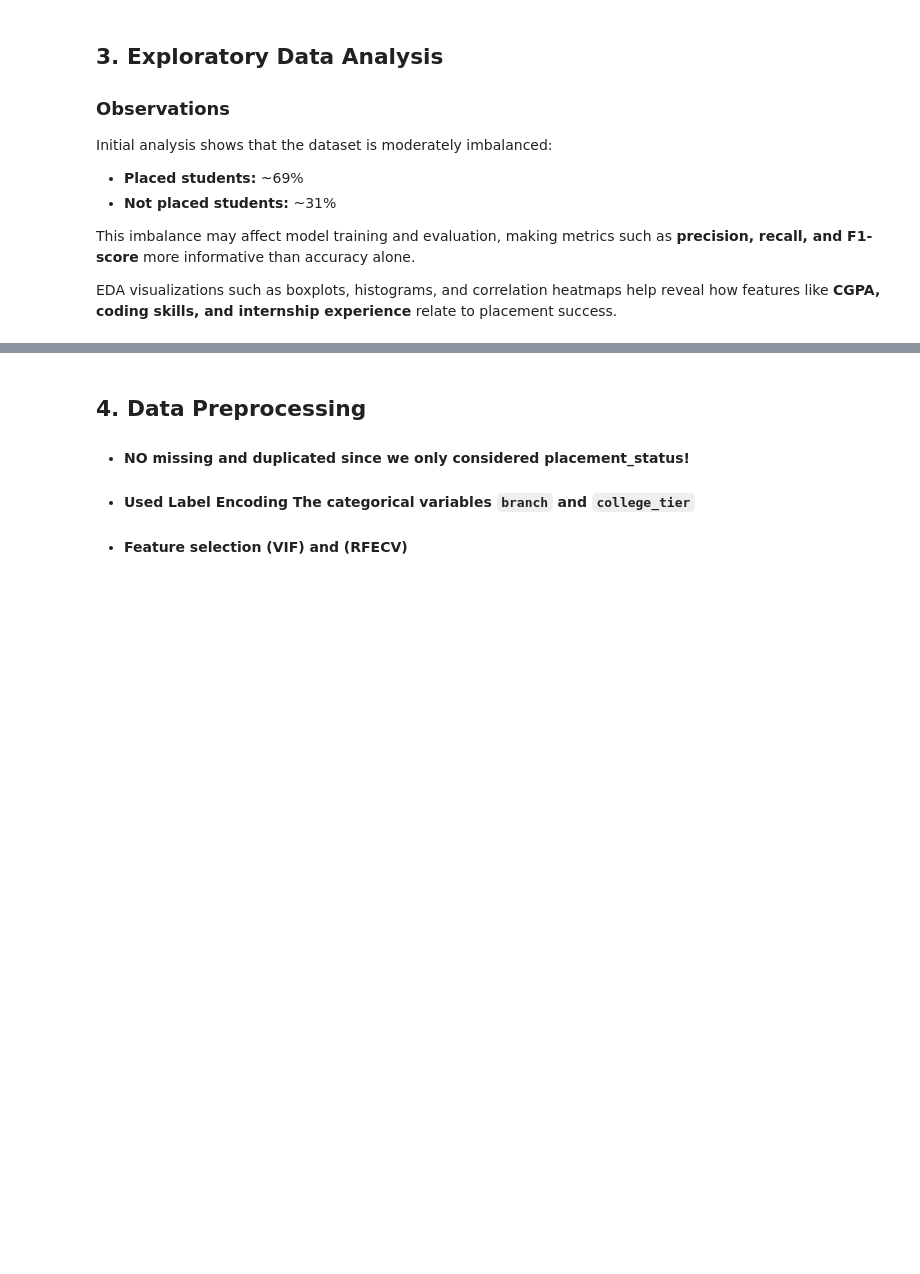
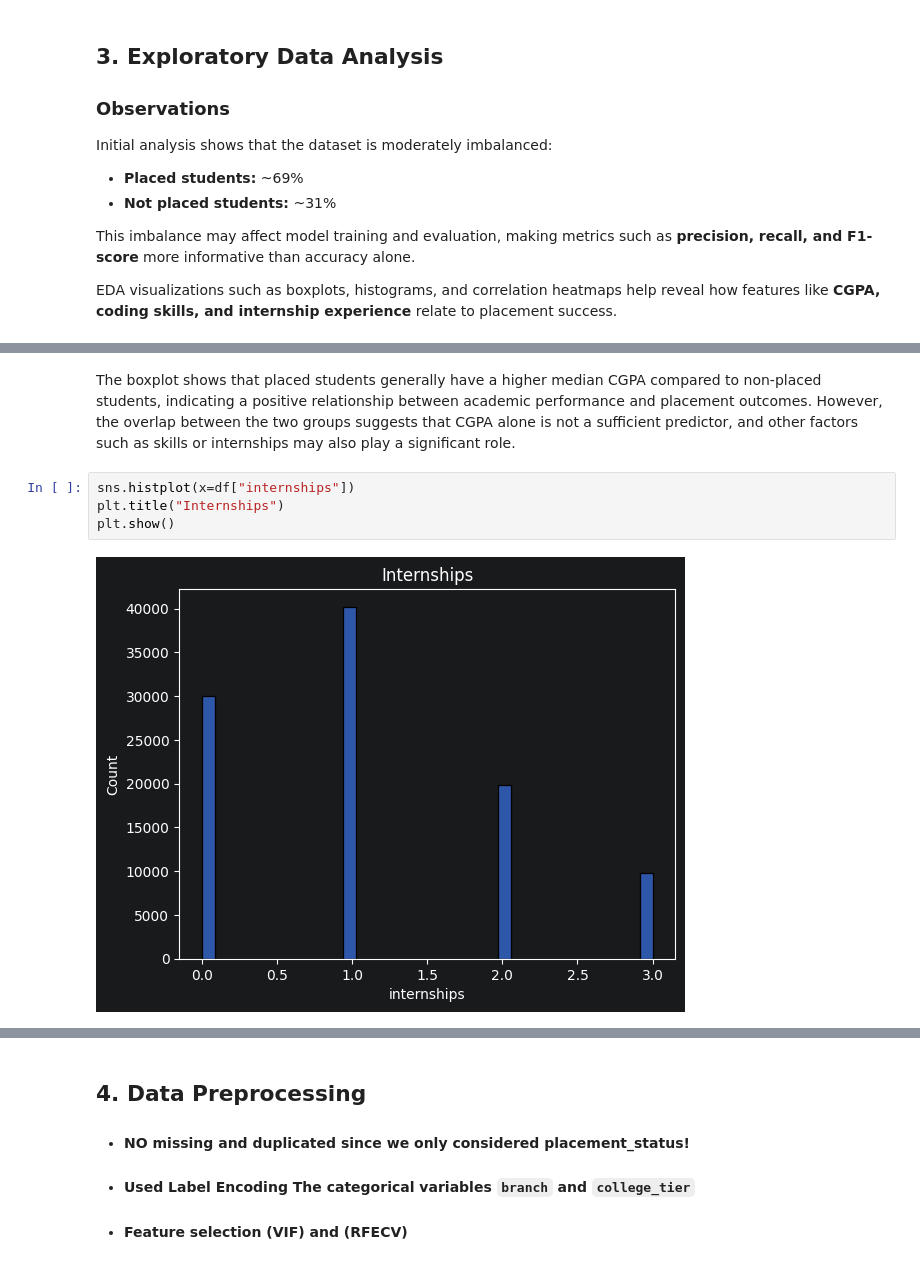
Before and after one commit to kaymansrinivasan/Student_Placement_Analysis-Prediction, a Jupyter notebook: notebooks/student_placement_prediction.ipynb, the cells around one changed output, grey strips where cells are left out. Saved outputs shown, nothing was run; the diff lists cells and outputs as text; blank space fills up the shorter version.

```diff
--- a/notebooks/student_placement_prediction.ipynb
+++ b/notebooks/student_placement_prediction.ipynb
@@ -131,0 +146,8 @@ plt.show()
+# %% [markdown]
+The boxplot shows that placed students generally have a higher median CGPA compared to non-placed students, indicating a positive relationship between academic performance and placement outcomes. However, the overlap between the two groups suggests that CGPA alone is not a sufficient predictor, and other factors such as skills or internships may also play a significant role.
+# %%
+sns.histplot(x=df["internships"])
+plt.title("Internships")
+plt.show()
+# %% [output]
+[figure, added]
```
Also changed, not shown: parts of 35 cells of this notebook.
